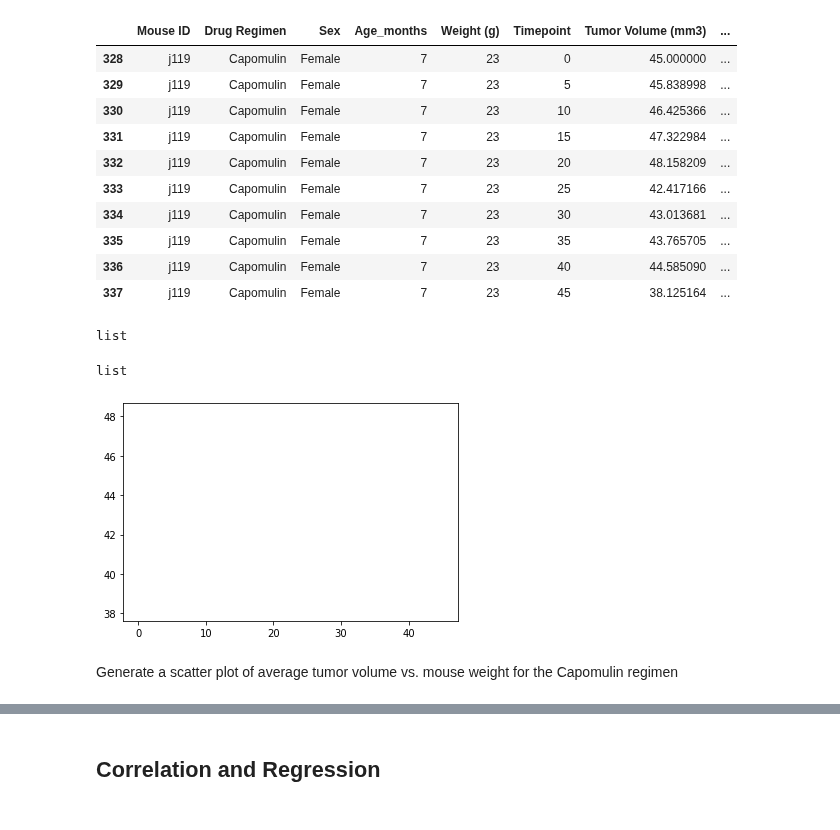
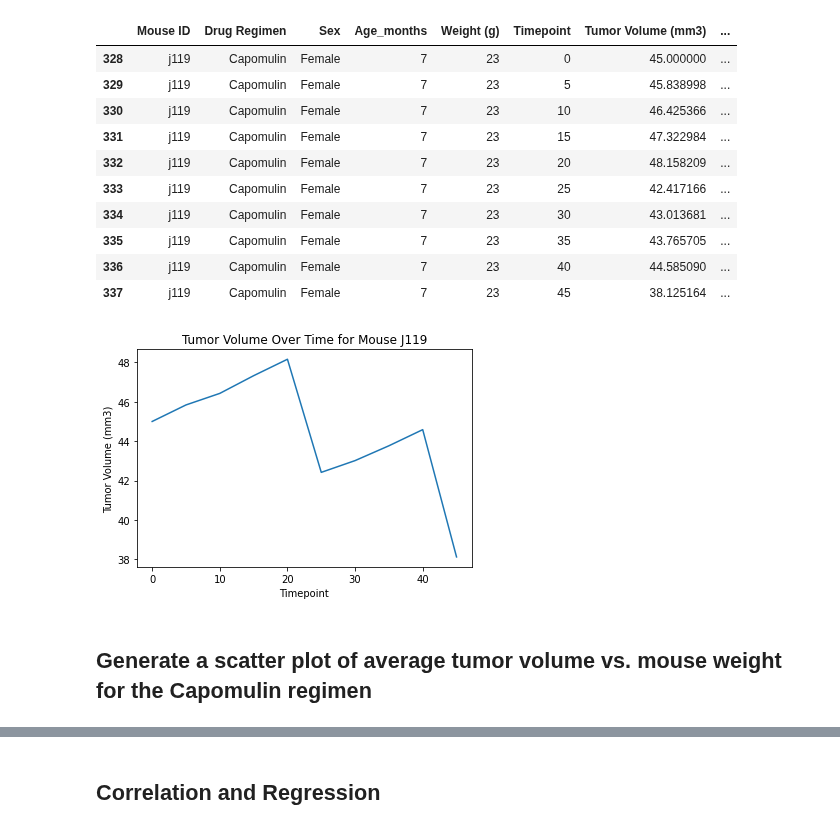
Before and after one commit to juliemcbaker/pymaceuticals, a Jupyter notebook: pymaceuticals_BAKER.ipynb, the cells around one changed output, grey strips where cells are left out. Drawn from its saved outputs; the diff is of its cells as text; code cells hidden in the pictures.

```diff
--- a/pymaceuticals_BAKER.ipynb
+++ b/pymaceuticals_BAKER.ipynb
@@ -865,24 +865,21 @@ j119_df
 | 336 | j119 | Capomulin | Female | 7 | 23 | 40 | 44.585090 | ... |
 | 337 | j119 | Capomulin | Female | 7 | 23 | 45 | 38.125164 | ... |
 # %%
-# line graph for j119
-x_axis_j119 = [j119_df['Timepoint']]
-#x_joined_j119 = str.split(x_axis_j119)
-type(x_axis_j119)
+# timepoints for mouse j119
+x_axis_j119 = j119_df['Timepoint']
-# %% [output]
-list
-# %%
-points_j119 = [j119_df['Tumor Volume (mm3)']]
-type(points_j119)
-# %% [output]
-list
-# %%
-plt.plot(x_axis_j119, points_j119)
-plt.show()
-# %% [output]
-[figure, removed]
+# %%
+# tumor volumes for mouse j119
+points_j119 = j119_df['Tumor Volume (mm3)']
+# %%
+plt.plot(x_axis_j119, points_j119)
+plt.title('Tumor Volume Over Time for Mouse J119')
+plt.xlabel('Timepoint')
+plt.ylabel('Tumor Volume (mm3)')
+plt.show()
+# %% [output]
+[figure, added]
 # %% [markdown]
-Generate a scatter plot of average tumor volume vs. mouse weight for the Capomulin regimen
+## Generate a scatter plot of average tumor volume vs. mouse weight for the Capomulin regimen
 # %%
 # dataframe for capomulin only
 capomulin_df = final_time_df.loc[final_time_df['Drug Regimen'] == 'Capomulin', :]
```
Also changed, not shown: parts of 32 cells of this notebook.
